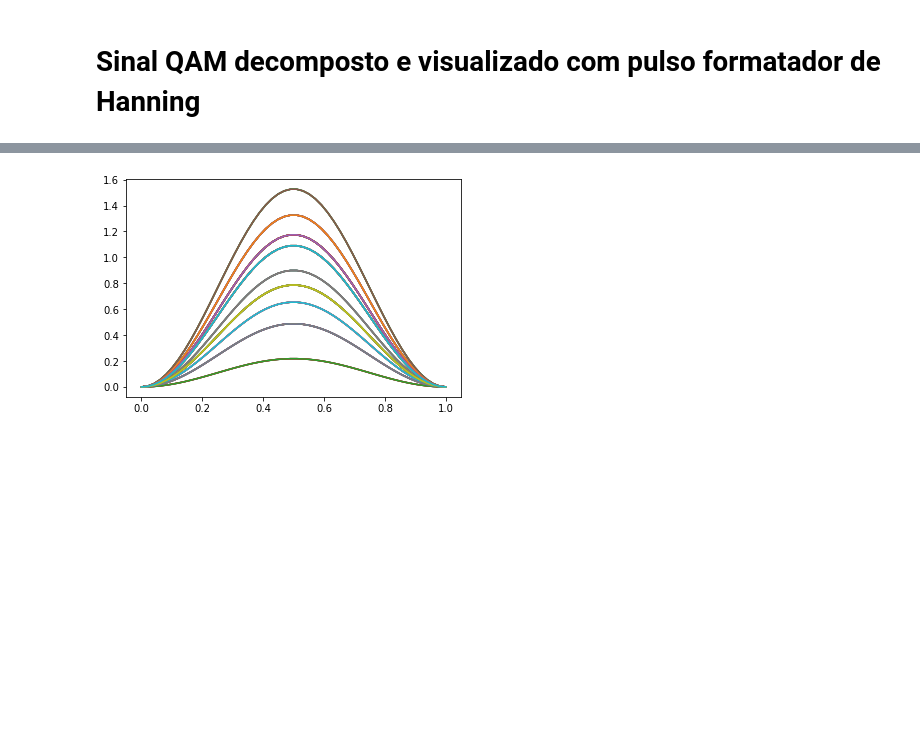
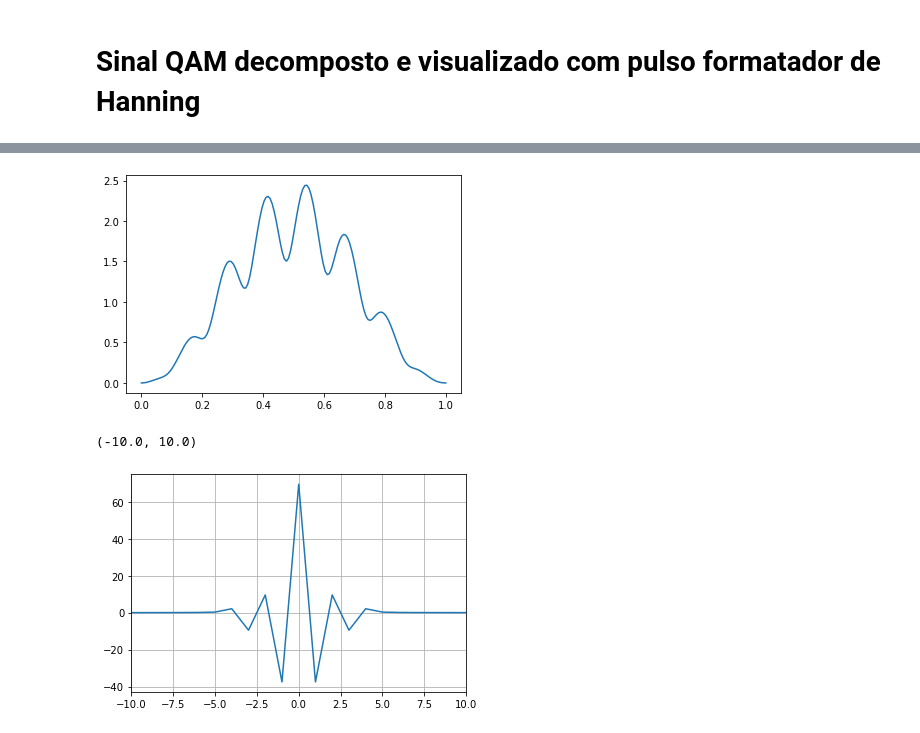
Before and after one commit to Matos-V/TCC_phase_detection_with_ML, a Jupyter notebook: Testes_sinais_digitais/Sinal_QAM_decomposto.ipynb, the cells around one changed output, grey strips where cells are left out. Cells and saved outputs as stored; diff of their text form; code cells hidden in the pictures; blank space fills up the shorter version.

```diff
--- a/Testes_sinais_digitais/Sinal_QAM_decomposto.ipynb
+++ b/Testes_sinais_digitais/Sinal_QAM_decomposto.ipynb
@@ -33,5 +45,15 @@ for i in range(100):
 # %%
-for i in range(100):
-    plt.plot(np.linspace(0,1,50),np.sqrt(pulsos_I**2+pulsos_Q**2)[i])
+for i in range(1):
+    plt.plot(np.linspace(0,1,shape),np.sqrt(pulsos_I_phase_min**2+pulsos_Q_phase_min**2)[i])
 # %% [output]
-[figure, old version]
+[figure, new version]
+# %%
+fft_pulso = np.fft.fftshift(np.fft.fft(pulsos_I_phase_min[0]))
+freq = np.fft.fftshift(np.fft.fftfreq(shape))
+# %%
+plt.plot(freq*shape,fft_pulso)
+plt.grid(True)
+plt.xlim([-10,10])
+# %% [output]
+(-10.0, 10.0)
+[figure, added]
```
Also changed, not shown: parts of 16 cells of this notebook, 2 other files.
